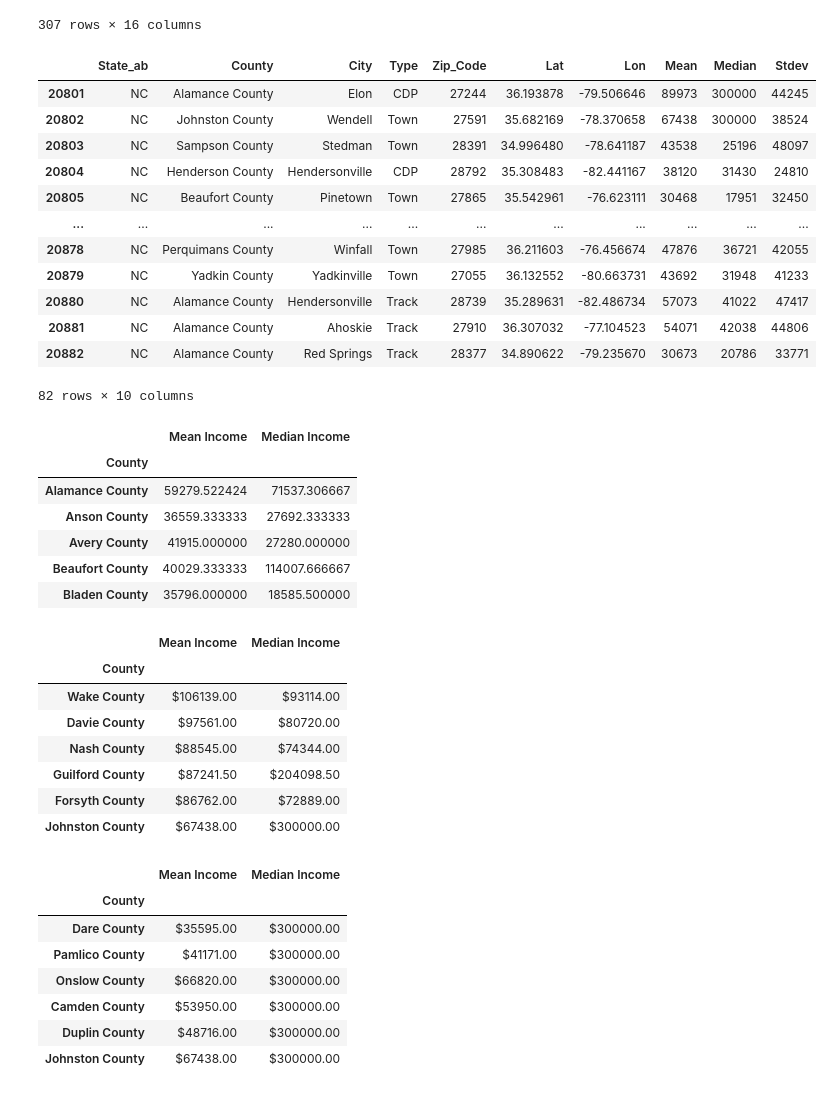
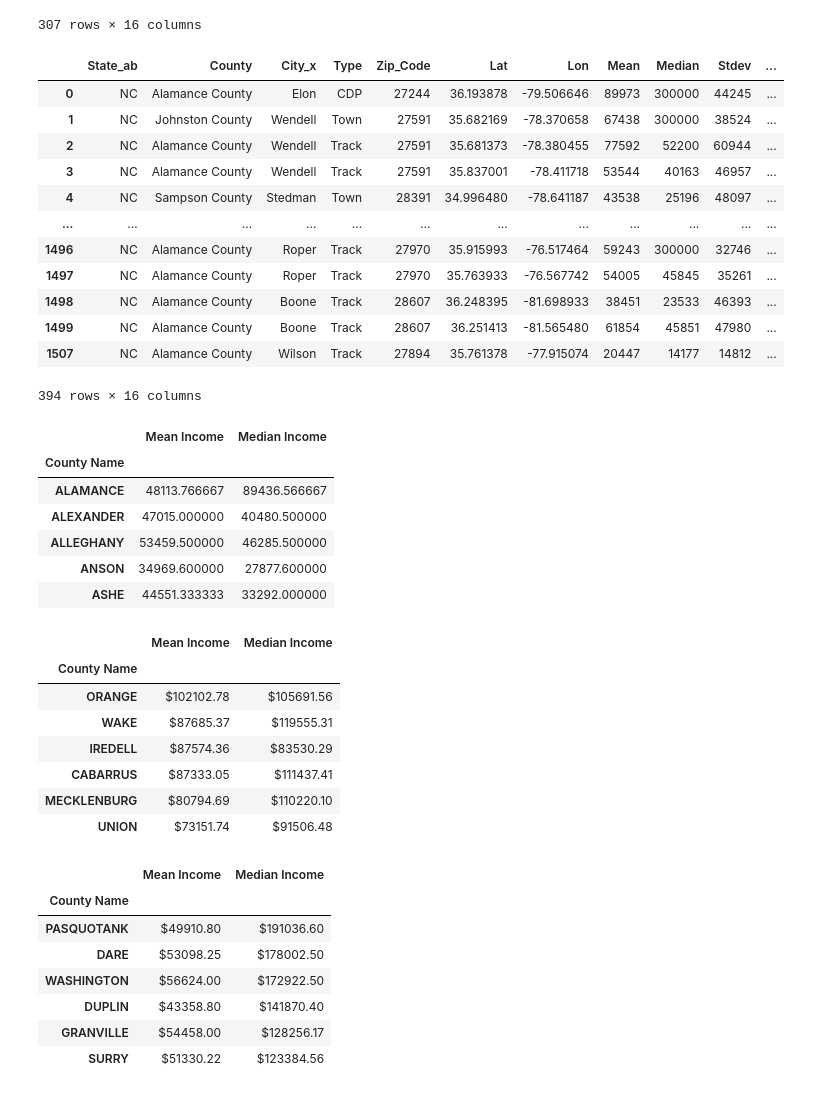
Before and after one commit to AnaLindaPenny/project-one, a Jupyter notebook: Resources/Income Analysis.ipynb, the cells around one changed output. Cells and saved outputs as stored; diff of their text form; code cells hidden in the pictures.

```diff
--- a/Resources/Income Analysis.ipynb
+++ b/Resources/Income Analysis.ipynb
@@ -414,22 +414,22 @@ result_df
 307 rows × 16 columns
 # %%
 #Group by counties
-county_group_df = NC_data.groupby(['County'])
+county_group_df = merge_df.groupby(['County Name'])
 county_group_df.head()
 # %% [output]
-|  | State_ab | County | City | Type | Zip_Code | Lat | Lon | Mean | Median | Stdev |
-| 20801 | NC | Alamance County | Elon | CDP | 27244 | 36.193878 | -79.506646 | 89973 | 300000 | 44245 |
-| 20802 | NC | Johnston County | Wendell | Town | 27591 | 35.682169 | -78.370658 | 67438 | 300000 | 38524 |
-| 20803 | NC | Sampson County | Stedman | Town | 28391 | 34.996480 | -78.641187 | 43538 | 25196 | 48097 |
-| 20804 | NC | Henderson County | Hendersonville | CDP | 28792 | 35.308483 | -82.441167 | 38120 | 31430 | 24810 |
-| 20805 | NC | Beaufort County | Pinetown | Town | 27865 | 35.542961 | -76.623111 | 30468 | 17951 | 32450 |
-| ... | ... | ... | ... | ... | ... | ... | ... | ... | ... | ... |
-| 20878 | NC | Perquimans County | Winfall | Town | 27985 | 36.211603 | -76.456674 | 47876 | 36721 | 42055 |
-| 20879 | NC | Yadkin County | Yadkinville | Town | 27055 | 36.132552 | -80.663731 | 43692 | 31948 | 41233 |
-| 20880 | NC | Alamance County | Hendersonville | Track | 28739 | 35.289631 | -82.486734 | 57073 | 41022 | 47417 |
-| 20881 | NC | Alamance County | Ahoskie | Track | 27910 | 36.307032 | -77.104523 | 54071 | 42038 | 44806 |
-| 20882 | NC | Alamance County | Red Springs | Track | 28377 | 34.890622 | -79.235670 | 30673 | 20786 | 33771 |
+|  | State_ab | County | City_x | Type | Zip_Code | Lat | Lon | Mean | Median | Stdev | ... |
+| 0 | NC | Alamance County | Elon | CDP | 27244 | 36.193878 | -79.506646 | 89973 | 300000 | 44245 | ... |
+| 1 | NC | Johnston County | Wendell | Town | 27591 | 35.682169 | -78.370658 | 67438 | 300000 | 38524 | ... |
+| 2 | NC | Alamance County | Wendell | Track | 27591 | 35.681373 | -78.380455 | 77592 | 52200 | 60944 | ... |
+| 3 | NC | Alamance County | Wendell | Track | 27591 | 35.837001 | -78.411718 | 53544 | 40163 | 46957 | ... |
+| 4 | NC | Sampson County | Stedman | Town | 28391 | 34.996480 | -78.641187 | 43538 | 25196 | 48097 | ... |
+| ... | ... | ... | ... | ... | ... | ... | ... | ... | ... | ... | ... |
+| 1496 | NC | Alamance County | Roper | Track | 27970 | 35.915993 | -76.517464 | 59243 | 300000 | 32746 | ... |
+| 1497 | NC | Alamance County | Roper | Track | 27970 | 35.763933 | -76.567742 | 54005 | 45845 | 35261 | ... |
+| 1498 | NC | Alamance County | Boone | Track | 28607 | 36.248395 | -81.698933 | 38451 | 23533 | 46393 | ... |
+| 1499 | NC | Alamance County | Boone | Track | 28607 | 36.251413 | -81.565480 | 61854 | 45851 | 47980 | ... |
+| 1507 | NC | Alamance County | Wilson | Track | 27894 | 35.761378 | -77.915074 | 20447 | 14177 | 14812 | ... |
-82 rows × 10 columns
+394 rows × 16 columns
 # %%
 #Average of Mean and Median Incomes
 county_mean_mean = county_group_df["Mean"].mean()
@@ -443,12 +443,12 @@ county_mean_summary_df = pd.DataFrame({
 county_mean_summary_df.head()
 # %% [output]
 |  | Mean Income | Median Income |
-| County |  |  |
-| Alamance County | 59279.522424 | 71537.306667 |
-| Anson County | 36559.333333 | 27692.333333 |
-| Avery County | 41915.000000 | 27280.000000 |
-| Beaufort County | 40029.333333 | 114007.666667 |
-| Bladen County | 35796.000000 | 18585.500000 |
+| County Name |  |  |
+| ALAMANCE | 48113.766667 | 89436.566667 |
+| ALEXANDER | 47015.000000 | 40480.500000 |
+| ALLEGHANY | 53459.500000 | 46285.500000 |
+| ANSON | 34969.600000 | 27877.600000 |
+| ASHE | 44551.333333 | 33292.000000 |
 # %%
 #sort for highest average Mean income by county
 county_mean_summary_sorted = county_mean_summary_df.sort_values("Mean Income", ascending=False)
@@ -457,13 +457,13 @@ county_mean_summary_sorted["Median Income"]= county_mean_summary_sorted["Median
 county_mean_summary_sorted.head(6)
 # %% [output]
 |  | Mean Income | Median Income |
-| County |  |  |
-| Wake County | $106139.00 | $93114.00 |
-| Davie County | $97561.00 | $80720.00 |
-| Nash County | $88545.00 | $74344.00 |
-| Guilford County | $87241.50 | $204098.50 |
-| Forsyth County | $86762.00 | $72889.00 |
-| Johnston County | $67438.00 | $300000.00 |
+| County Name |  |  |
+| ORANGE | $102102.78 | $105691.56 |
+| WAKE | $87685.37 | $119555.31 |
+| IREDELL | $87574.36 | $83530.29 |
+| CABARRUS | $87333.05 | $111437.41 |
+| MECKLENBURG | $80794.69 | $110220.10 |
+| UNION | $73151.74 | $91506.48 |
 # %%
 #sort for highest average Median income by Zip
 county_median_summary_sorted = county_mean_summary_df.sort_values("Median Income", ascending=False)
@@ -472,13 +472,13 @@ county_median_summary_sorted["Median Income"]= county_mean_summary_df["Median In
 county_median_summary_sorted.head(6)
 # %% [output]
 |  | Mean Income | Median Income |
-| County |  |  |
-| Dare County | $35595.00 | $300000.00 |
-| Pamlico County | $41171.00 | $300000.00 |
-| Onslow County | $66820.00 | $300000.00 |
-| Camden County | $53950.00 | $300000.00 |
-| Duplin County | $48716.00 | $300000.00 |
-| Johnston County | $67438.00 | $300000.00 |
+| County Name |  |  |
+| PASQUOTANK | $49910.80 | $191036.60 |
+| DARE | $53098.25 | $178002.50 |
+| WASHINGTON | $56624.00 | $172922.50 |
+| DUPLIN | $43358.80 | $141870.40 |
+| GRANVILLE | $54458.00 | $128256.17 |
+| SURRY | $51330.22 | $123384.56 |
 # %%
 %matplotlib notebook
 # %%
```
Also changed, not shown: parts of 3 cells of this notebook.
